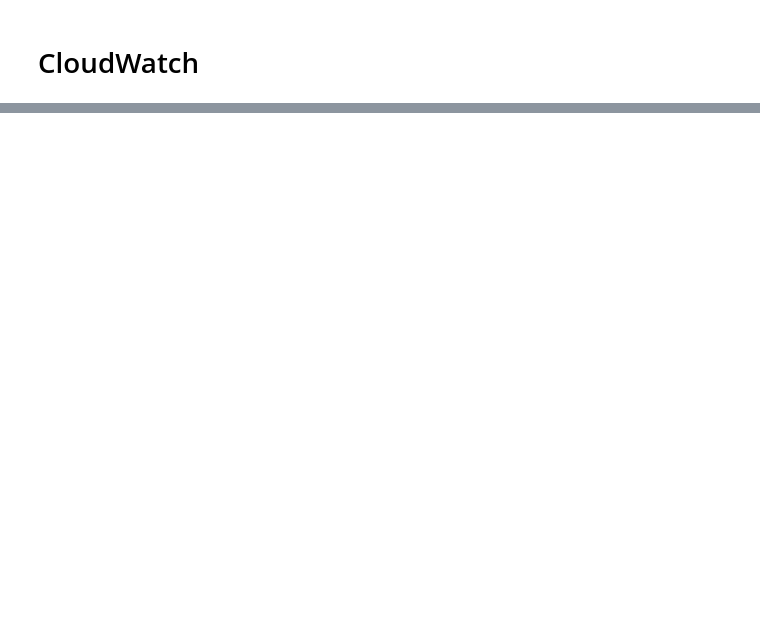
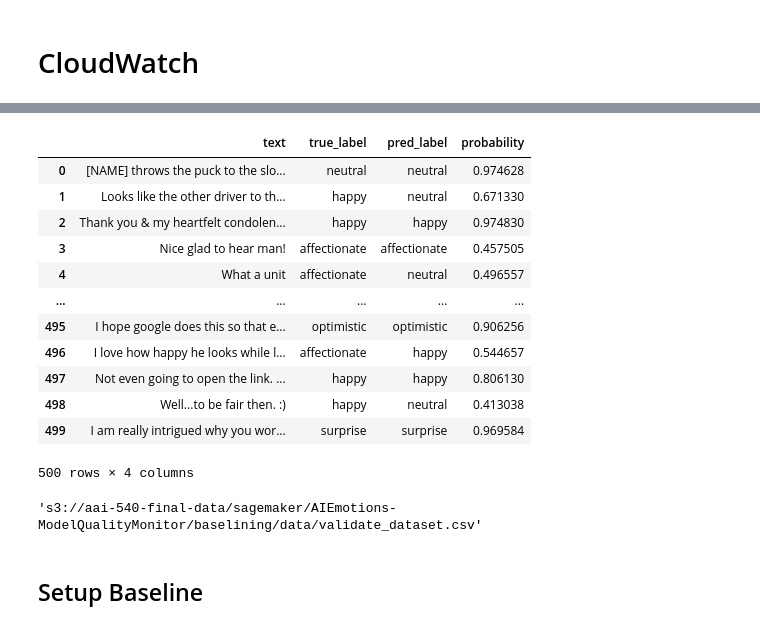
Before and after one commit to jeffreykthomas/AAI-540-Final, a Jupyter notebook: CloudWatch.ipynb, the cells around one changed output, grey strips where cells are left out. Drawn from its saved outputs; the diff is of its cells as text; code cells hidden in the pictures; blank space fills up the shorter version.

```diff
--- a/CloudWatch.ipynb
+++ b/CloudWatch.ipynb
@@ -113,0 +238,5 @@ df.to_csv()
+# %%
+# Extract the first element of each tuple
+df_preds['pred_labels'] = df_preds['pred_labels'].apply(lambda x: x[0])
+df_preds['probabilities'] = df_preds['probabilities'].apply(lambda x: x[0])
+df_preds
@@ -113,0 +257,24 @@ df.to_csv()
+# %%
+# Concat datasets
+validate_dataset = pd.concat([df_test_subset, df_preds], ignore_index=True, axis = 1)
+validate_dataset = validate_dataset.rename(columns = {0: 'text',
+                                                      1: 'true_label',
+                                                      2: 'pred_label',
+                                                      3: 'probability'})
+
+validate_dataset['pred_label'] = validate_dataset['pred_label'].replace({'sad': 'sadness', 'surprised': 'surprise'})
+validate_dataset
+# %% [output]
+|  | text | true_label | pred_label | probability |
+| 0 | [NAME] throws the puck to the slo... | neutral | neutral | 0.974628 |
+| 1 | Looks like the other driver to th... | happy | neutral | 0.671330 |
+| 2 | Thank you & my heartfelt condolen... | happy | happy | 0.974830 |
+| 3 | Nice glad to hear man! | affectionate | affectionate | 0.457505 |
+| 4 | What a unit | affectionate | neutral | 0.496557 |
+| ... | ... | ... | ... | ... |
+| 495 | I hope google does this so that e... | optimistic | optimistic | 0.906256 |
+| 496 | I love how happy he looks while l... | affectionate | happy | 0.544657 |
+| 497 | Not even going to open the link. ... | happy | happy | 0.806130 |
+| 498 | Well...to be fair then. :) | happy | neutral | 0.413038 |
+| 499 | I am really intrigued why you wor... | surprise | surprise | 0.969584 |
+500 rows × 4 columns
@@ -114,3 +285,8 @@ df.to_csv()
 # %%
-baseline_dataset_uri = S3Uploader.upload(f"test_data/{validate_dataset}", baseline_data_uri)
+# Upload baseline
+baseline_dataset_uri = S3Uploader.upload(f"{validate_dataset_name}", baseline_data_uri)
 baseline_dataset_uri
+# %% [output]
+'s3://aai-540-final-data/sagemaker/AIEmotions-ModelQualityMonitor/baselining/data/validate_dataset.csv'
+# %% [markdown]
+## Setup Baseline
```
Also changed, not shown: parts of 30 cells of this notebook.
